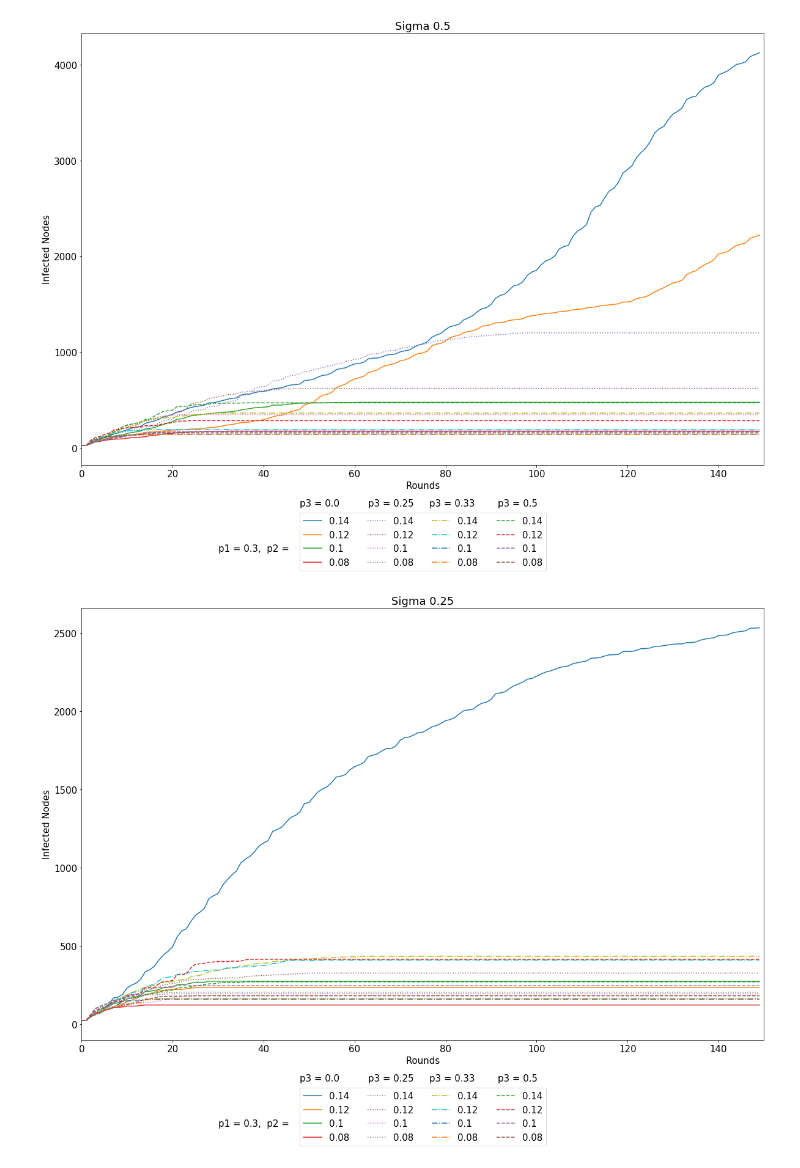
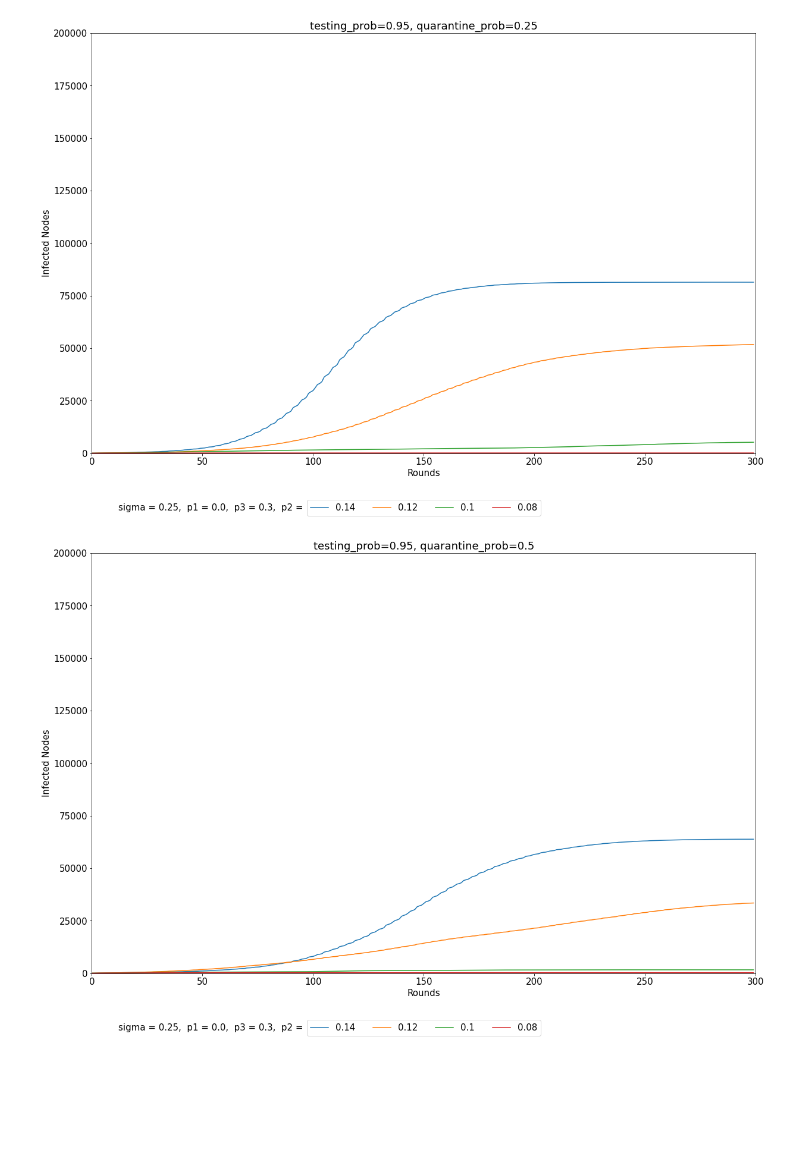
Before and after one commit to Flugstein/epsim, a Jupyter notebook: epsim_plot.ipynb, the cells around one changed output. Cells and saved outputs as stored; diff of their text form; code cells hidden in the pictures; blank space fills up the shorter version.

Commit message:
add csv export of states, add plotting of new testing feature

```diff
--- a/epsim_plot.ipynb
+++ b/epsim_plot.ipynb
@@ -84,23 +80,19 @@ runtime: 645.9370086193085s
 # %%
 plt.rcParams.update({'font.size': 15})
 linestyles = ['solid', 'dotted', 'dashdot', 'dashed']
 
-for office_sigma in office_sigmas:
-    fig, axs = plt.subplots(figsize=(20,13))
-    #axs.set_ylim(top=238640)
-    axs.set_xlim(0, 150)
-    for i, immunize_prob in enumerate(immunize_probs):
+for testing_prob in testing_probs:
+    for quarantine_prob in quarantine_probs:
+        fig, axs = plt.subplots(figsize=(20,13))
+        axs.set_ylim(top=200000)
+        axs.set_xlim(0, 300)
         for school_office_spread_prob in school_office_spread_probs:
-            axs.plot(results[office_sigma][immunize_prob][school_office_spread_prob][0], results[office_sigma][immunize_prob][school_office_spread_prob][1], label=school_office_spread_prob, linestyle=linestyles[i % len(linestyles)])
-    axs.set_title('Sigma {}'.format(office_sigma))
-    axs.set_xlabel('Rounds')
-    axs.set_ylabel('Infected Nodes')
-    axs.text(0.2, -0.2, 'p1 = {},  p2 ='.format(family_spread_prob), transform=axs.transAxes)
-    axs.text(0.32, -0.095, 'p3 = {}'.format(immunize_probs[0]), transform=axs.transAxes)
-    axs.text(0.42, -0.095, 'p3 = {}'.format(immunize_probs[1]), transform=axs.transAxes)
-    axs.text(0.51, -0.095, 'p3 = {:.2f}'.format(immunize_probs[2]), transform=axs.transAxes)
-    axs.text(0.61, -0.095, 'p3 = {}'.format(immunize_probs[3]), transform=axs.transAxes)
-    axs.legend(loc='upper center', bbox_to_anchor=(0.5, -0.1), ncol=4)
+            axs.plot(results[testing_prob][quarantine_prob][school_office_spread_prob][0], results[testing_prob][quarantine_prob][school_office_spread_prob][1], label=school_office_spread_prob)
+        axs.set_title('testing_prob={}, quarantine_prob={}'.format(testing_prob, quarantine_prob))
+        axs.set_xlabel('Rounds')
+        axs.set_ylabel('Infected Nodes')
+        axs.text(0.04, -0.136, 'sigma = {},  p1 = {},  p3 = {},  p2 ='.format(office_sigma, immunize_prob, family_spread_prob), transform=axs.transAxes)
+        axs.legend(loc='upper center', bbox_to_anchor=(0.5, -0.1), ncol=6)
 # %% [output]
-[figure, old version]
+[figure, new version]
-[figure, old version]
+[figure, new version]
```
Also changed, not shown: parts of 3 cells of this notebook, 1 other file.
